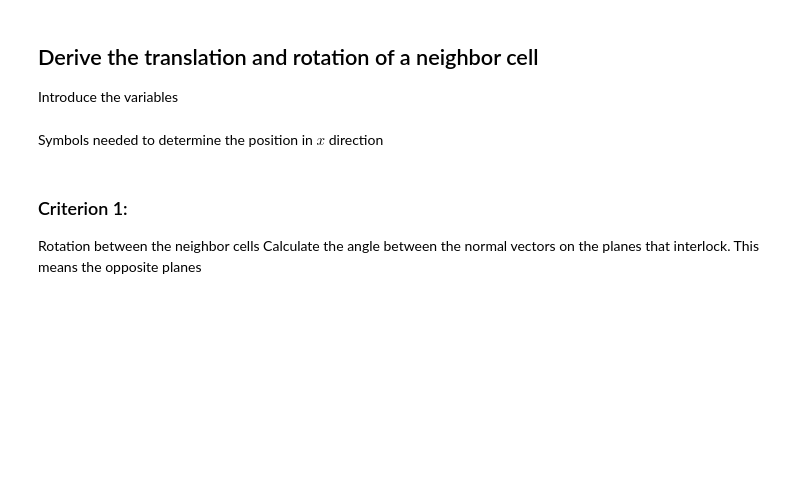
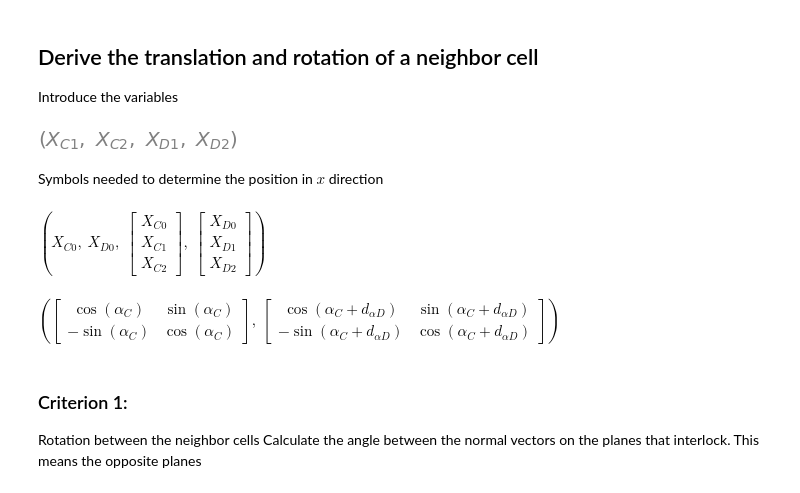
Before and after one commit to bmcs-group/bmcs_shell, a Jupyter notebook: notebooks/folding/geometry/TRR_demonstrator/02_wb_cell_scan_assembler.ipynb, the cells around one changed output. Cells and saved outputs as stored; diff of their text form; code cells hidden in the pictures; blank space fills up the shorter version.

```diff
--- a/notebooks/folding/geometry/TRR_demonstrator/02_wb_cell_scan_assembler.ipynb
+++ b/notebooks/folding/geometry/TRR_demonstrator/02_wb_cell_scan_assembler.ipynb
@@ -55,25 +55,28 @@ Introduce the variables
 # %%
 from sympy import symbols, Matrix, cos, sin, solve, Eq
 
 # Define symbols
 alpha_C, d_alpha_D = symbols('alpha_C d_alpha_D')
 alpha_D = alpha_C + d_alpha_D
 
 X_C = Matrix(symbols('X_C1, X_C2'))
 X_D = Matrix(symbols('X_D1, X_D2'))
 x_Cb = Matrix(symbols('x_Cb1, x_Cb2'))
 x_Ct = Matrix(symbols('x_Ct1, x_Ct2'))
 x_Db = Matrix(symbols('x_Db1, x_Db2'))
 x_Dt = Matrix(symbols('x_Dt1, x_Dt2'))
 n_Cb = Matrix(symbols('n_Cb1, n_Cb2'))
 n_Ct = Matrix(symbols('n_Ct1, n_Ct2'))
 n_Db = Matrix(symbols('n_Db1, n_Db2'))
 n_Dt = Matrix(symbols('n_Dt1, n_Dt2'))
 
 sp_vars = (alpha_C, X_C, x_Cb, x_Ct, x_Db, x_Dt, n_Cb, n_Ct, n_Db, n_Dt)
 
 X_C1, X_C2 = X_C
 X_D1, X_D2 = X_D
+X_C1, X_C2, X_D1, X_D2
+# %% [output]
+[figure, added]
 # %% [markdown]
 Symbols needed to determine the position in $x$ direction
 # %%
@@ -81,10 +84,17 @@ X_C0 = symbols('X_C0')
 X_D0 = symbols('X_D0')
 X3_C = Matrix([X_C0, X_C1, X_C2])
 X3_D = Matrix([X_D0, X_D1, X_D2])
+X_C0, X_D0, X3_C, X3_D
+# %% [output]
+$\displaystyle \left( X_{C0}, \  X_{D0}, \  \left[\begin{matrix}X_{C0}\\X_{C1}\\X_{C2}\end{matrix}\right], \  \left[\begin{matrix}X_{D0}\\X_{D1}\\X_{D2}\end{matrix}\right]\right)$
 # %%
 # Rotation matrices
 T_C = Matrix([[cos(alpha_C), -sin(alpha_C)], [sin(alpha_C), cos(alpha_C)]]).T
 T_D = Matrix([[cos(alpha_D), -sin(alpha_D)], [sin(alpha_D), cos(alpha_D)]]).T
+
+T_C, T_D
+# %% [output]
+$\displaystyle \left( \left[\begin{matrix}\cos{\left(\alpha_{C} \right)} & \sin{\left(\alpha_{C} \right)}\\- \sin{\left(\alpha_{C} \right)} & \cos{\left(\alpha_{C} \right)}\end{matrix}\right], \  \left[\begin{matrix}\cos{\left(\alpha_{C} + d_{\alpha D} \right)} & \sin{\left(\alpha_{C} + d_{\alpha D} \right)}\\- \sin{\left(\alpha_{C} + d_{\alpha D} \right)} & \cos{\left(\alpha_{C} + d_{\alpha D} \right)}\end{matrix}\right]\right)$
 # %% [markdown]
 ### Criterion 1:
 
```
Also changed, not shown: parts of 21 cells of this notebook, 27 other files.
